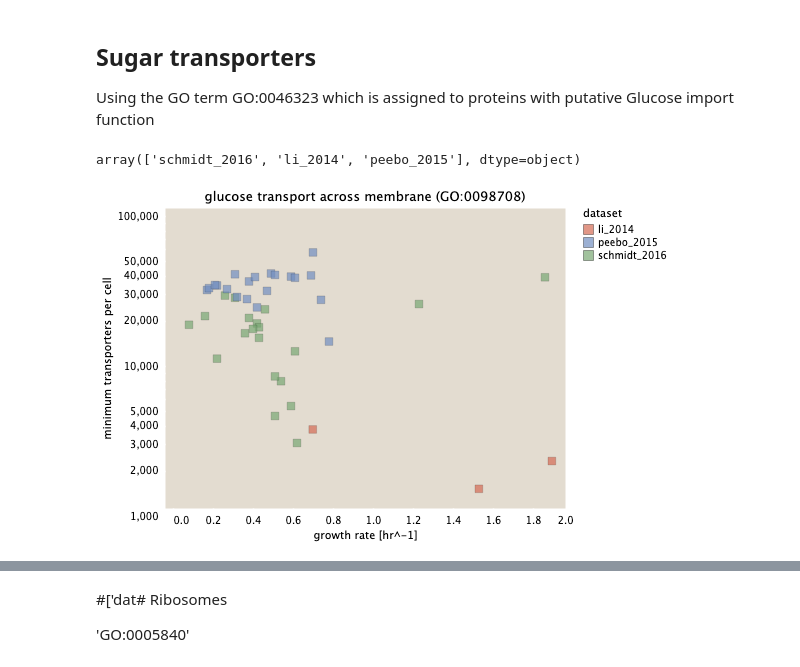
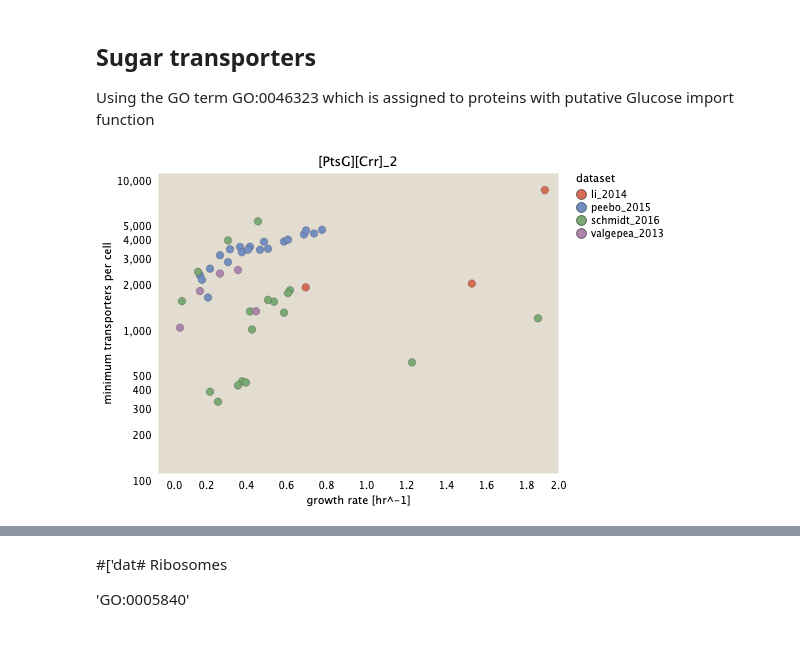
Before and after one commit to RPGroup-PBoC/growth_limits, a Jupyter notebook: code/exploratory/counting_molecular_complexes.ipynb, the cells around one changed output, grey strips where cells are left out. Drawn from its saved outputs; the diff is of its cells as text; code cells hidden in the pictures.

Commit message:
Adding finalized complex list

```diff
--- a/code/exploratory/counting_molecular_complexes.ipynb
+++ b/code/exploratory/counting_molecular_complexes.ipynb
@@ -62,0 +20,10 @@ complex_count.to_csv('../../data/complex_counts.csv', index=False)
+# %%
+# Load the complex subunit counts.
+subunits = pd.read_csv('../../data/compiled_annotated_complexes.csv')
+
+# Load the compiled data
+data = pd.read_csv('../../data/compiled_absolute_measurements.csv')
+data['gene_name'] = data['gene_name'].str.lower()
+
+# Compute the minimum number of complexes.
+complex_count = subunits.groupby(['dataset', 'condition', 'growth_rate_hr', 'complex_annotation', 'complex'])['n_units'].min().reset_index()
@@ -82,20 +65,15 @@ pn.Column(selector, plot_cplx)
 ##  Sugar transporters
 Using the GO term GO:0046323  which is assigned to proteins with putative Glucose import function
 # %%
-tporters = complex_count[complex_count['go_terms'].str.contains('GO:0034219')]
-merged.dataset.unique()
+tporters = complex_count[complex_count['complex'].str.contains('CPLX-157')]
-# %% [output]
-array(['schmidt_2016', 'li_2014', 'peebo_2015'], dtype=object)
 # %%
-min_complexes = tporters.groupby(['condition', 'growth_rate_hr', 'dataset', 'object_id']).min().reset_index()
-total = min_complexes.groupby(['condition', 'growth_rate_hr', 'dataset']).sum().reset_index()
-base = alt.Chart(total).mark_point(size=60)
-min_complex_plot = alt.Chart(total).mark_square(size=60).encode(
+base = alt.Chart(tporters).mark_point(size=60)
+min_complex_plot = alt.Chart(tporters).mark_point(size=60).encode(
             x=alt.X('growth_rate_hr:Q', axis={'title':'growth rate [hr^-1]'}),
-            y=alt.Y('min_complexes:Q', axis={'title':'minimum transporters per cell'}, scale={'type':'log'}),
+            y=alt.Y('sum(n_units):Q', axis={'title':'minimum transporters per cell'}, scale={'type':'log'}),
             fill='dataset:N',
-            strokeWidth=alt.value(0.2)).properties(title='glucose transport across membrane (GO:0098708)')
+            strokeWidth=alt.value(0.2)).properties(title='[PtsG][Crr]_2')
 
 min_complex_plot
 # %% [output]
-[figure, old version]
+[figure, new version]
```
Also changed, not shown: parts of 5 cells of this notebook, 5 other files.
